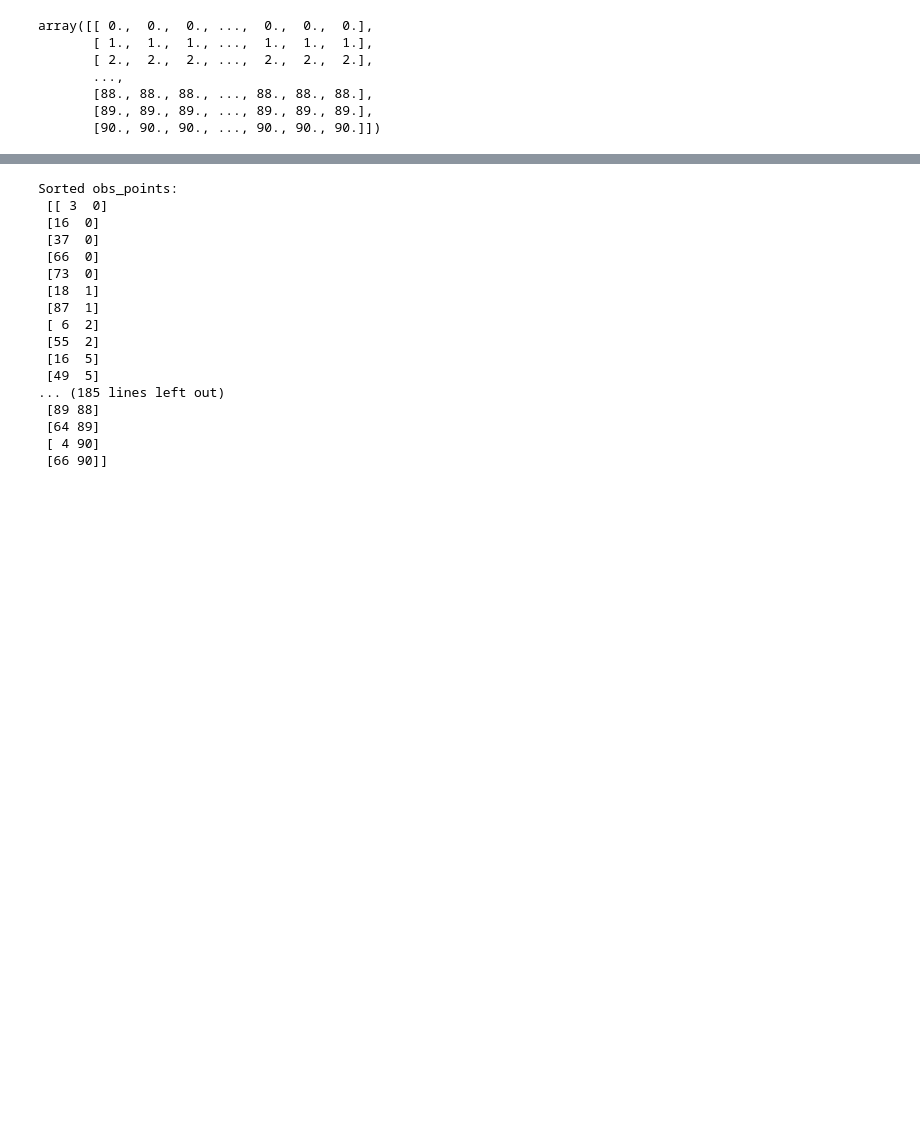
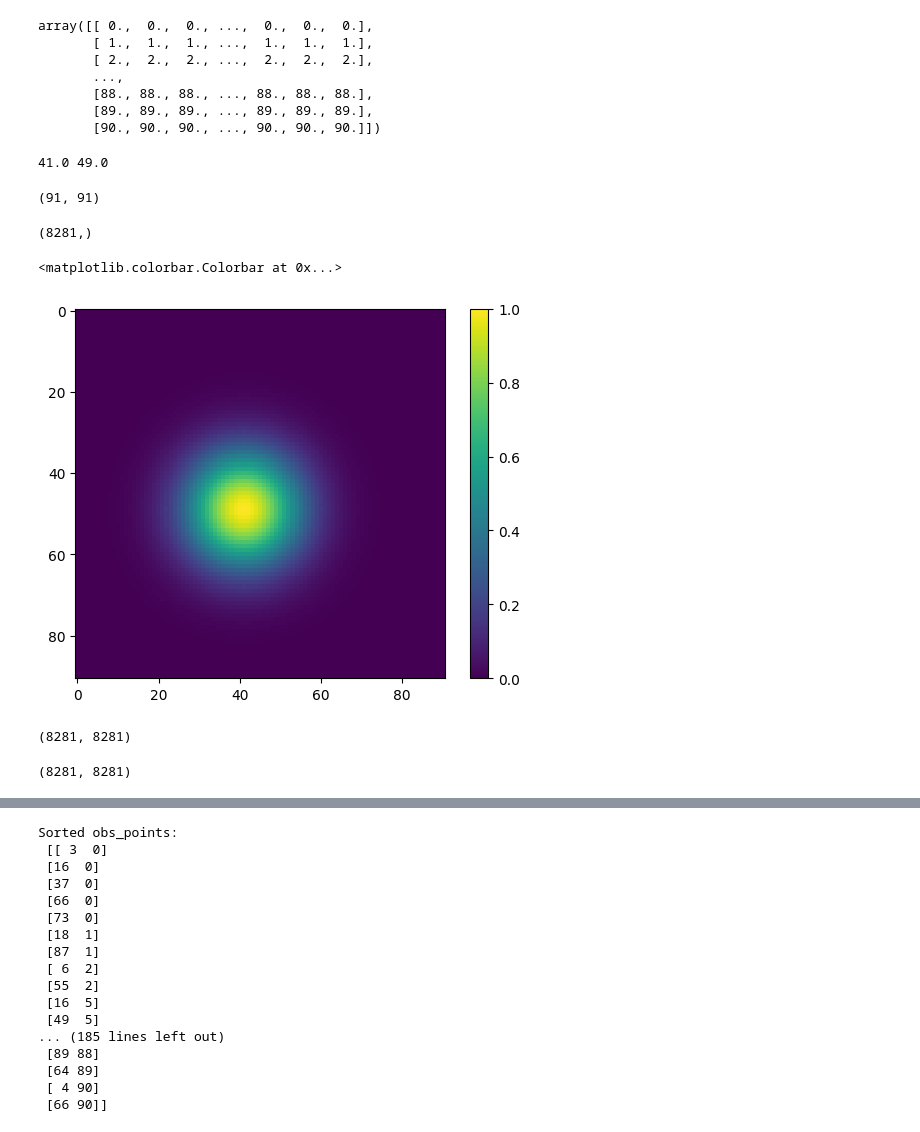
Before and after one commit to keitaro2002/da_rankine, a Jupyter notebook: src/notebooks/main.ipynb, the cells around one changed output, grey strips where cells are left out. Saved outputs shown, nothing was run; the diff lists cells and outputs as text; code cells hidden in the pictures; blank space fills up the shorter version.

```diff
--- a/src/notebooks/main.ipynb
+++ b/src/notebooks/main.ipynb
@@ -1,4 +1,5 @@
 # %%
 from src.data.dataset import RankineData
-
+from src.models.LETKF import LETKF
 data = RankineData(1)
+model = LETKF()
@@ -22,3 +45,38 @@ array([[ 0.,  0.,  0., ...,  0.,  0.,  0.],
        [88., 88., 88., ..., 88., 88., 88.],
        [89., 89., 89., ..., 89., 89., 89.],
        [90., 90., 90., ..., 90., 90., 90.]])
+# %%
+import numpy as np
+xx, yy = data.xx, data.yy
+num_points = 91
+center = np.zeros((num_points, num_points, 2))
+center[:,:,0] = xx
+center[:,:,1] = yy
+center = center.reshape(-1, 2)
+# %%
+sigma = 10
+for i, (center_x, center_y) in enumerate(center[4500:4501]):
+    print(center_x, center_y)
+    distances = np.sqrt((xx - center_x)**2 + (yy - center_y)**2)
+    gaussian = model.localizescale(sigma, distances)
+# %% [output]
+41.0 49.0
+# %%
+distances.shape
+# %% [output]
+(91, 91)
+# %%
+print(gaussian.flatten().shape)
+# %% [output]
+(8281,)
+# %%
+import matplotlib.pyplot as plt
+plt.imshow(gaussian)
+plt.colorbar()
+# %% [output]
+<matplotlib.colorbar.Colorbar at 0x...>
+[figure, added]
+# %%
+model.make_localization_matrix(5)
+# %% [output]
+(8281, 8281)
@@ -24,0 +85,4 @@ array([[ 0.,  0.,  0., ...,  0.,  0.,  0.],
+# %%
+print(L_loc.shape)
+# %% [output]
+(8281, 8281)
```
Also changed, not shown: parts of 21 cells of this notebook, 3 other files.
